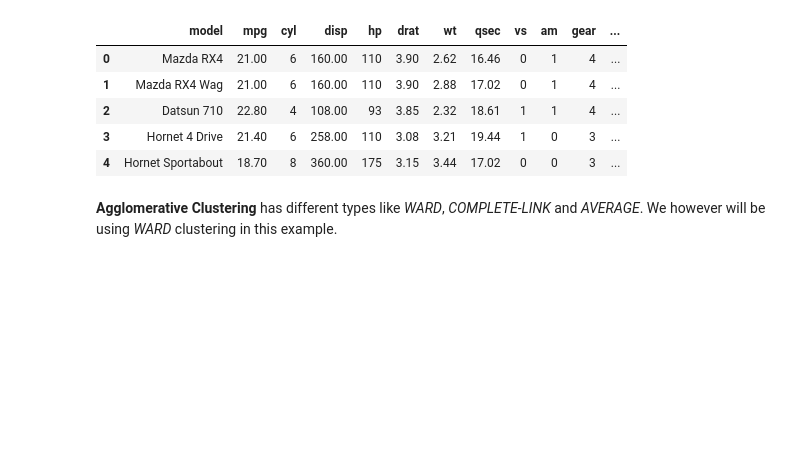
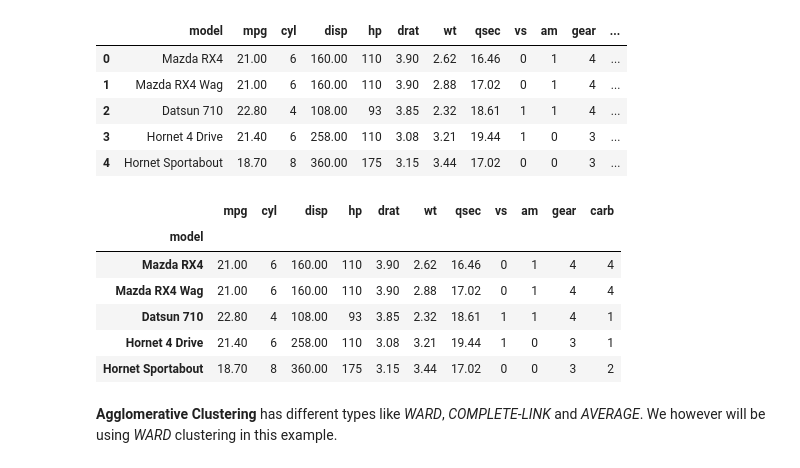
Before and after one commit to Sanaullah-nahk/Dice_Analytics_ML, a Jupyter notebook: Week 07/Hierarchical Clustering/Hierarchical Clustering Lab.ipynb, the cells around one changed output. Cells and saved outputs as stored; diff of their text form; code cells hidden in the pictures; blank space fills up the shorter version.

```diff
--- a/Week 07/Hierarchical Clustering/Hierarchical Clustering Lab.ipynb
+++ b/Week 07/Hierarchical Clustering/Hierarchical Clustering Lab.ipynb
@@ -26,6 +26,16 @@ df.head()
 | 4 | Hornet Sportabout | 18.70 | 8 | 360.00 | 175 | 3.15 | 3.44 | 17.02 | 0 | 0 | 3 | ... |
 # %%
 df = df.set_index('model')
+# %%
+df.head()
+# %% [output]
+|  | mpg | cyl | disp | hp | drat | wt | qsec | vs | am | gear | carb |
+| model |  |  |  |  |  |  |  |  |  |  |  |
+| Mazda RX4 | 21.00 | 6 | 160.00 | 110 | 3.90 | 2.62 | 16.46 | 0 | 1 | 4 | 4 |
+| Mazda RX4 Wag | 21.00 | 6 | 160.00 | 110 | 3.90 | 2.88 | 17.02 | 0 | 1 | 4 | 4 |
+| Datsun 710 | 22.80 | 4 | 108.00 | 93 | 3.85 | 2.32 | 18.61 | 1 | 1 | 4 | 1 |
+| Hornet 4 Drive | 21.40 | 6 | 258.00 | 110 | 3.08 | 3.21 | 19.44 | 1 | 0 | 3 | 1 |
+| Hornet Sportabout | 18.70 | 8 | 360.00 | 175 | 3.15 | 3.44 | 17.02 | 0 | 0 | 3 | 2 |
 # %% [markdown]
 **Agglomerative Clustering** has different types like *WARD*,  *COMPLETE-LINK* and *AVERAGE*. We however will be using *WARD* clustering in this example.
 # %%
```
Also changed, not shown: parts of 1 cell of this notebook, 5 other files.
